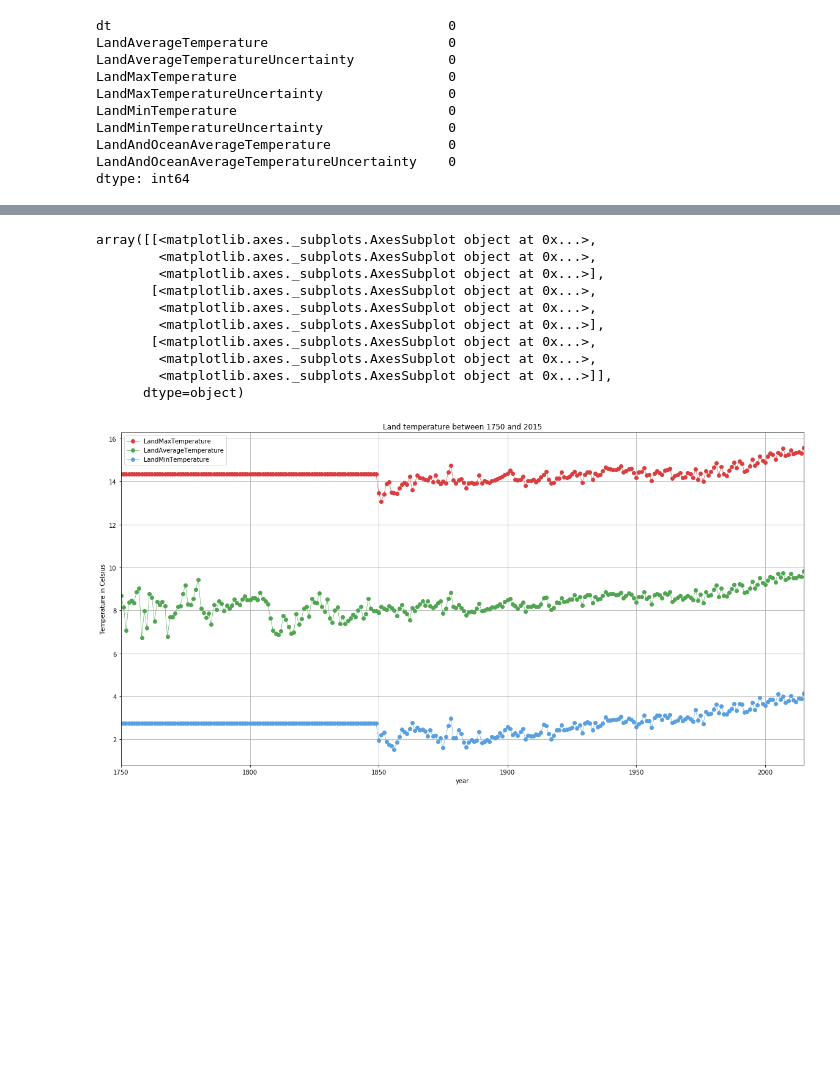
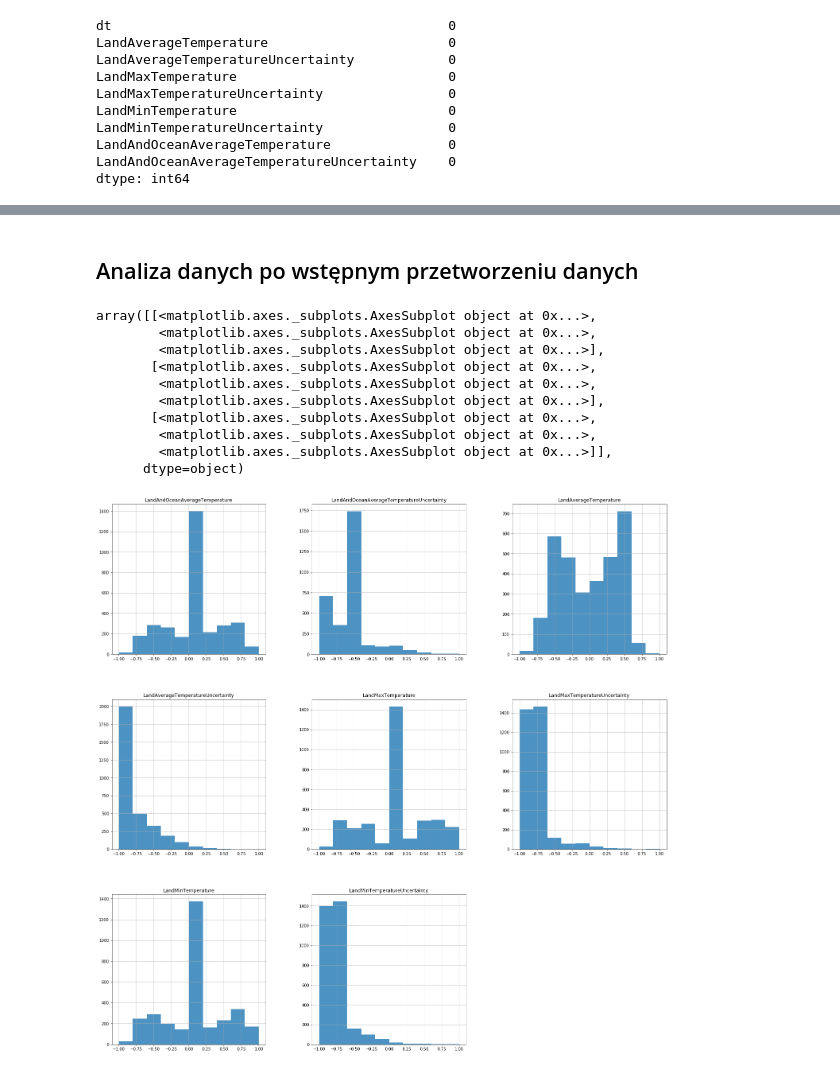
Before and after one commit to anitakowalczyk/temperature-change-regression, a Jupyter notebook: preprocessing.ipynb, the cells around one changed output, grey strips where cells are left out. Drawn from its saved outputs; the diff is of its cells as text; code cells hidden in the pictures; blank space fills up the shorter version.

```diff
--- a/preprocessing.ipynb
+++ b/preprocessing.ipynb
@@ -7,5 +7,5 @@ data = pd.read_csv('GlobalTemperatures.csv', parse_dates=['dt'])
 # %% [markdown]
 ### Wypełnienie brakujących danych średnią wartością
 # %%
-filledData = data.apply(lambda x: x.fillna(x.mean()), axis = 0)
+data = data.apply(lambda x: x.fillna(x.mean()), axis = 0)
 # %%
@@ -67,0 +76,8 @@ dtype: int64
+# %%
+def normalize(data):
+    normData = 2 * ((data - data.min())/(data.max() - data.min())) - 1
+    normData["dt"] = data["dt"]
+    return normData
+# %%
+data = normalize(data)
+data.head()
@@ -68,16 +103,19 @@ dtype: int64
+# %% [markdown]
+## Analiza danych po wstępnym przetworzeniu danych
 # %%
-filledData.hist(figsize = (25, 25), alpha = 0.8)
+data.hist(figsize = (25, 25), alpha = 0.8)
 # %% [output]
 array([[<matplotlib.axes._subplots.AxesSubplot object at 0x...>,
         <matplotlib.axes._subplots.AxesSubplot object at 0x...>,
         <matplotlib.axes._subplots.AxesSubplot object at 0x...>],
        [<matplotlib.axes._subplots.AxesSubplot object at 0x...>,
         <matplotlib.axes._subplots.AxesSubplot object at 0x...>,
         <matplotlib.axes._subplots.AxesSubplot object at 0x...>],
        [<matplotlib.axes._subplots.AxesSubplot object at 0x...>,
         <matplotlib.axes._subplots.AxesSubplot object at 0x...>,
         <matplotlib.axes._subplots.AxesSubplot object at 0x...>]],
       dtype=object)
+[figure, added]
 # %%
 # pip install ipynb
 from ipynb.fs.full.analysis import makeThreePlot
@@ -86,5 +124,3 @@ filledTempByYear = filledData.groupby(data.dt.dt.year).mean()
 # %%
-makeThreePlot(filledTempByYear, 'Land temperature between 1750 and 2015', 'year')
+makeThreePlot(tempByYear, 'Land temperature between 1750 and 2015', 'year')
-# %% [output]
-[figure, removed]
 # %%
```
Also changed, not shown: parts of 11 cells of this notebook.
